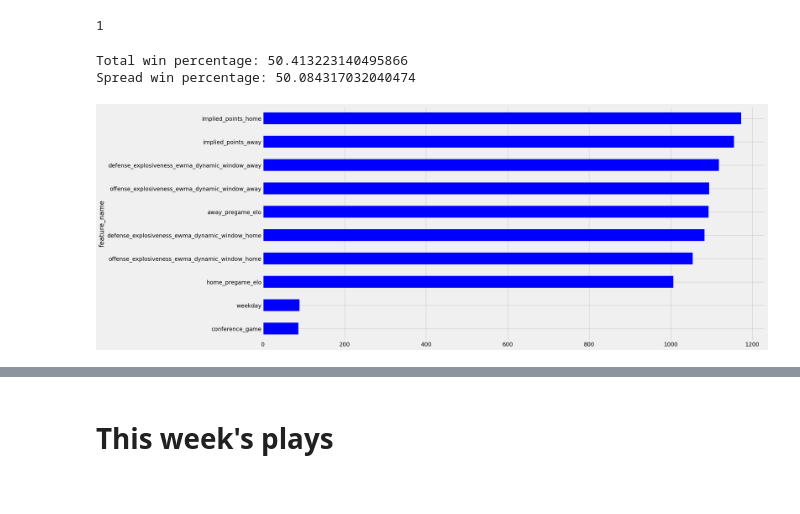
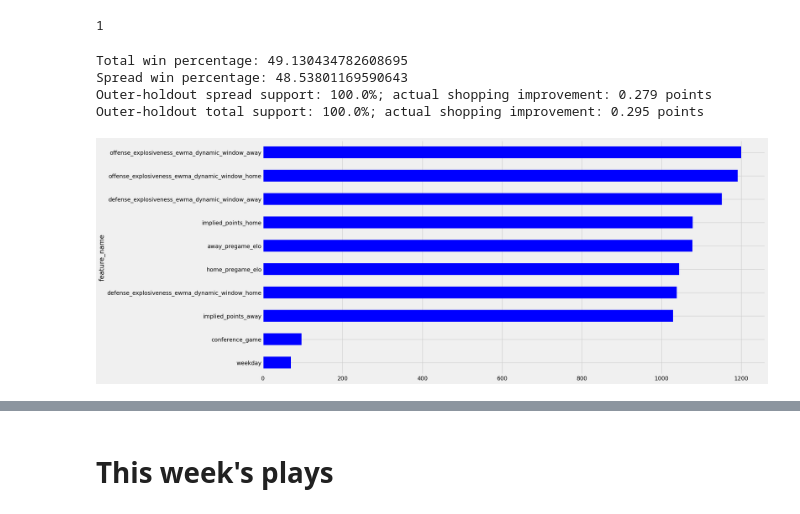
Before and after one commit to gwboyd/sports-models, a Jupyter notebook: src/sports/football/cfb/expected_points/notebook.ipynb, the cells around one changed output, grey strips where cells are left out. Cells and saved outputs as stored; diff of their text form; code cells hidden in the pictures.

Commit message:
betting feature normalization

```diff
--- a/src/sports/football/cfb/expected_points/notebook.ipynb
+++ b/src/sports/football/cfb/expected_points/notebook.ipynb
@@ -364,16 +344,16 @@ df = schedule.merge(epa_for_merge.rename(columns={'team': 'home_team'}), on=['ho
 df = df.merge(game_stats_for_merge.rename(columns={'team': 'home_team'}), on=['home_team', 'game_id', 'season', 'week'], how='left', validate='one_to_one')\
 .merge(game_stats_for_merge.rename(columns={'team': 'away_team'}), on=['away_team', 'game_id', 'season', 'week'], how='left', suffixes=('_home', '_away'), validate='one_to_one')
 
-df = df.merge(exploded_lines, on=['id'], how='left', validate='one_to_one')
+df = df.merge(market_lines, on=['id'], how='left', validate='one_to_one')
 
 df['pred_team'] = 'undefined'
 # %%
-df = df.dropna(subset=['home_team', 'provider', 'home_moneyline'])
+df = df.dropna(subset=['home_team', 'spread_reference_line', 'total_reference_line'])
 # %%
 from src.sports.football.cfb.expected_points.utils import prepare_cfb_expected_points_df
 from src.sports.football.cfb.data_validation import validate_expected_points_frame
 
-df = df.dropna(subset=['home_team', 'provider', 'home_moneyline'])
+df = df.dropna(subset=['home_team', 'spread_reference_line', 'total_reference_line'])
 df = prepare_cfb_expected_points_df(df)
 validate_expected_points_frame(df, strict=strict_data_validation)
 
@@ -408,16 +388,11 @@ df_filtered
 # %%
 from src.model_patterns.expected_points.types import ExpectedPointsConfig
 from src.sports.football.cfb.data_validation import validate_expected_points_features
+from src.sports.football.cfb.expected_points.betting_lines import scores_to_cfb_bets
 
 targets = ["home_score", "away_score"]
 ewma_features = [column for column in df.columns if "ewma" in column and "dynamic" in column]
 cat_features = [col for col in ["weekday"] if col in df.columns]
-
-betting_features = [
-    col
-    for col in ["moneyline_home", "spread_line", "total_line"]
-    if col in df.columns
-]
 
 other_features = [
     col
@@ -436,8 +411,14 @@ other_features = [
 features = other_features + cat_features + ewma_features
 input_features = features
 
-spread_class_features = [col for col in (input_features + betting_features )] #+spread_diff
-total_class_features = [col for col in (input_features + betting_features )] #+total_diff
+confidence_market_features = [
+    "spread_reference_line",
+    "total_reference_line",
+    "spread_line",
+    "total_line",
+]
+spread_class_features = input_features + confidence_market_features + ["spread_diff"]
+total_class_features = input_features + confidence_market_features + ["total_diff"]
 
 spread_class_cat_features = cat_features
 total_class_cat_features = cat_features
@@ -462,6 +443,8 @@ ep_config = ExpectedPointsConfig(
     away_prediction_features=input_features,
     score_n_jobs=1,
     confidence_n_jobs=1,
+    confidence_scoring="neg_log_loss",
+    betting_transform=scores_to_cfb_bets,
 )
 # %% [markdown]
 # Train model
@@ -483,16 +466,26 @@ current_week
 # %%
 from src.model_patterns.expected_points.reporting import get_feature_importance_df, summarize_eval_results
 from matplotlib import pyplot as plt
 
 summary = summarize_eval_results(results)
 print(f"Total win percentage: {summary['total_win_pct']}\nSpread win percentage: {summary['spread_win_pct']}")
+print(
+    f"Outer-holdout spread support: {results['spread_market_supported'].mean():.1%}; "
+    f"actual shopping improvement: {results['spread_shopping_points'].mean():.3f} points"
+)
+print(
+    f"Outer-holdout total support: {results['total_market_supported'].mean():.1%}; "
+    f"actual shopping improvement: {results['total_shopping_points'].mean():.3f} points"
+)
 
 import_df = get_feature_importance_df(ep_run.score_model, ep_config.features)
 if not import_df.empty:
     feature_imp = import_df.set_index('feature_name')['feature_importance']
     feature_imp.plot(kind='barh', color='blue')
     plt.show()
 # %% [output]
-Total win percentage: 50.413223140495866
-Spread win percentage: 50.084317032040474
+Total win percentage: 49.130434782608695
+Spread win percentage: 48.53801169590643
+Outer-holdout spread support: 100.0%; actual shopping improvement: 0.279 points
+Outer-holdout total support: 100.0%; actual shopping improvement: 0.295 points
-[figure, old version]
+[figure, new version]
```
Also changed, not shown: parts of 8 cells of this notebook, 13 other files.
